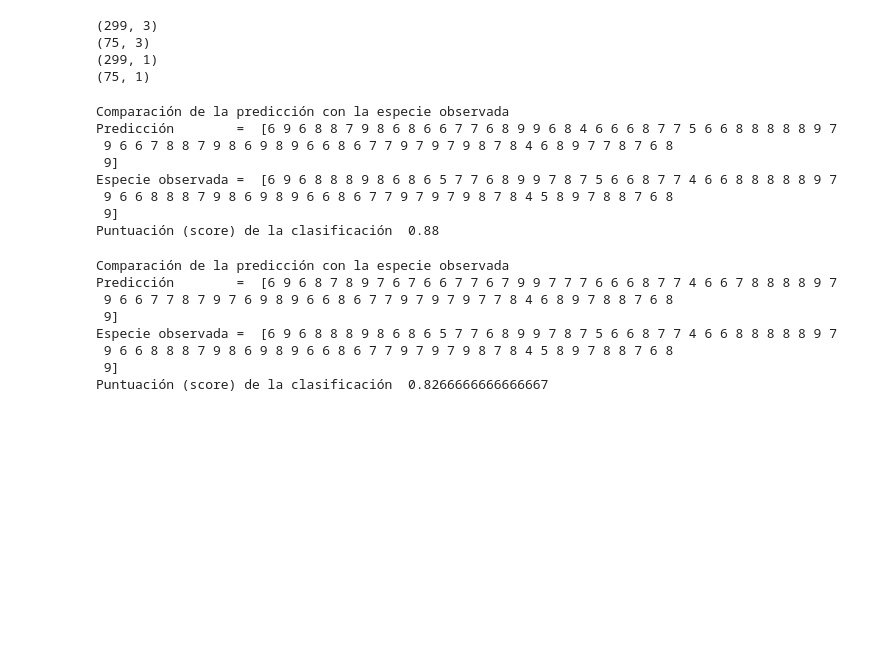
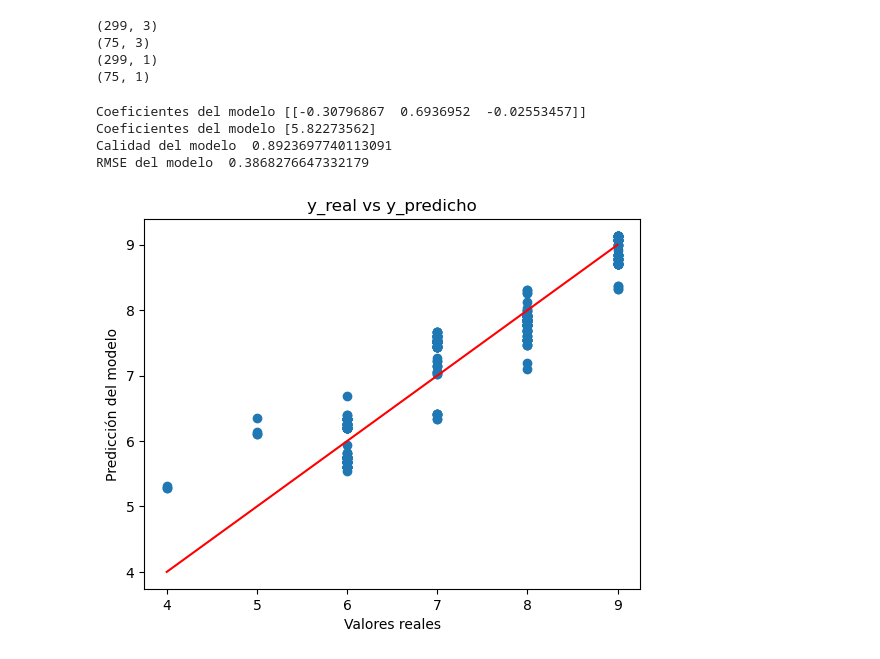
Before and after one commit to Juamops/Reto_F1009, a Jupyter notebook: analysis/analisis1.ipynb, the cells around one changed output. Drawn from its saved outputs; the diff is of its cells as text; code cells hidden in the pictures; blank space fills up the shorter version.

```diff
--- a/analysis/analisis1.ipynb
+++ b/analysis/analisis1.ipynb
@@ -41,41 +46,31 @@ print(y_test.shape)
 (75, 3)
 (299, 1)
 (75, 1)
-# %%
-#===============================================================================
-# ALGORITMO: K-Nearest-Neighbors
-knn=KNeighborsClassifier(n_neighbors=10)
-knn.fit(X_train,y_train.ravel()) #Si no se usara numpy habría que usar .values previo a ravel
-y_predictor=knn.predict(X_test)
-print('Comparación de la predicción con la especie observada')
-print('Predicción        = ', y_predictor)
-print('Especie observada = ', y_test.ravel())
-print('Puntuación (score) de la clasificación ', knn.score(X_test, y_test))
-# %% [output]
-Comparación de la predicción con la especie observada
-Predicción        =  [6 9 6 8 8 7 9 8 6 8 6 6 7 7 6 8 9 9 6 8 4 6 6 6 8 7 7 5 6 6 8 8 8 8 8 9 7
- 9 6 6 7 8 8 7 9 8 6 9 8 9 6 6 8 6 7 7 9 7 9 7 9 8 7 8 4 6 8 9 7 7 8 7 6 8
- 9]
-Especie observada =  [6 9 6 8 8 8 9 8 6 8 6 5 7 7 6 8 9 9 7 8 7 5 6 6 8 7 7 4 6 6 8 8 8 8 8 9 7
- 9 6 6 8 8 8 7 9 8 6 9 8 9 6 6 8 6 7 7 9 7 9 7 9 8 7 8 4 5 8 9 7 8 8 7 6 8
- 9]
-Puntuación (score) de la clasificación  0.88
-# %%
-#===============================================================================
-# ALGORITMO: Support Vector Classification version lineal.
-svm=SVC(kernel='linear')
-svm.fit(X_train,y_train.ravel())
-y_predictor=svm.predict(X_test)
-print('Comparación de la predicción con la especie observada')
-print('Predicción        = ', y_predictor)
-print('Especie observada = ', y_test.ravel())
-print('Puntuación (score) de la clasificación ', svm.score(X_test, y_test))
-# %% [output]
-Comparación de la predicción con la especie observada
-Predicción        =  [6 9 6 8 7 8 9 7 6 7 6 6 7 7 6 7 9 9 7 7 7 6 6 6 8 7 7 4 6 6 7 8 8 8 8 9 7
- 9 6 6 7 7 8 7 9 7 6 9 8 9 6 6 8 6 7 7 9 7 9 7 9 7 7 8 4 6 8 9 7 8 8 7 6 8
- 9]
-Especie observada =  [6 9 6 8 8 8 9 8 6 8 6 5 7 7 6 8 9 9 7 8 7 5 6 6 8 7 7 4 6 6 8 8 8 8 8 9 7
- 9 6 6 8 8 8 7 9 8 6 9 8 9 6 6 8 6 7 7 9 7 9 7 9 8 7 8 4 5 8 9 7 8 8 7 6 8
- 9]
-Puntuación (score) de la clasificación  0.8266666666666667
+# %%
+#Regresión Multivariable
+multreg=linear_model.LinearRegression(fit_intercept=True)
+multreg.fit(X_train,y_train)
+print('Coeficientes del modelo', multreg.coef_)
+print('Coeficientes del modelo', multreg.intercept_)
+calidad = multreg.score(X_train,y_train)
+print('Calidad del modelo ',calidad)
+RMSE = root_mean_squared_error(y_train,multreg.predict(X_train)) #COMPARA LA PREDICCION (en base a los valores de X_train) CONTRA LOS DATOS REALES (y_train)
+print('RMSE del modelo ',RMSE) #RMSE es parecido a la desviación estándar
+# %% [output]
+Coeficientes del modelo [[-0.30796867  0.6936952  -0.02553457]]
+Coeficientes del modelo [5.82273562]
+Calidad del modelo  0.8923697740113091
+RMSE del modelo  0.3868276647332179
+# %%
+y_pred = multreg.predict(X_train)
+
+plt.scatter(y_train, y_pred)
+plt.xlabel("Valores reales")
+plt.ylabel("Predicción del modelo")
+plt.title("y_real vs y_predicho")
+plt.plot([y_train.min(), y_train.max()],
+         [y_train.min(), y_train.max()],
+         color='red')
+plt.show()
+# %% [output]
+[figure, added]
```
Also changed, not shown: parts of 14 cells of this notebook.
